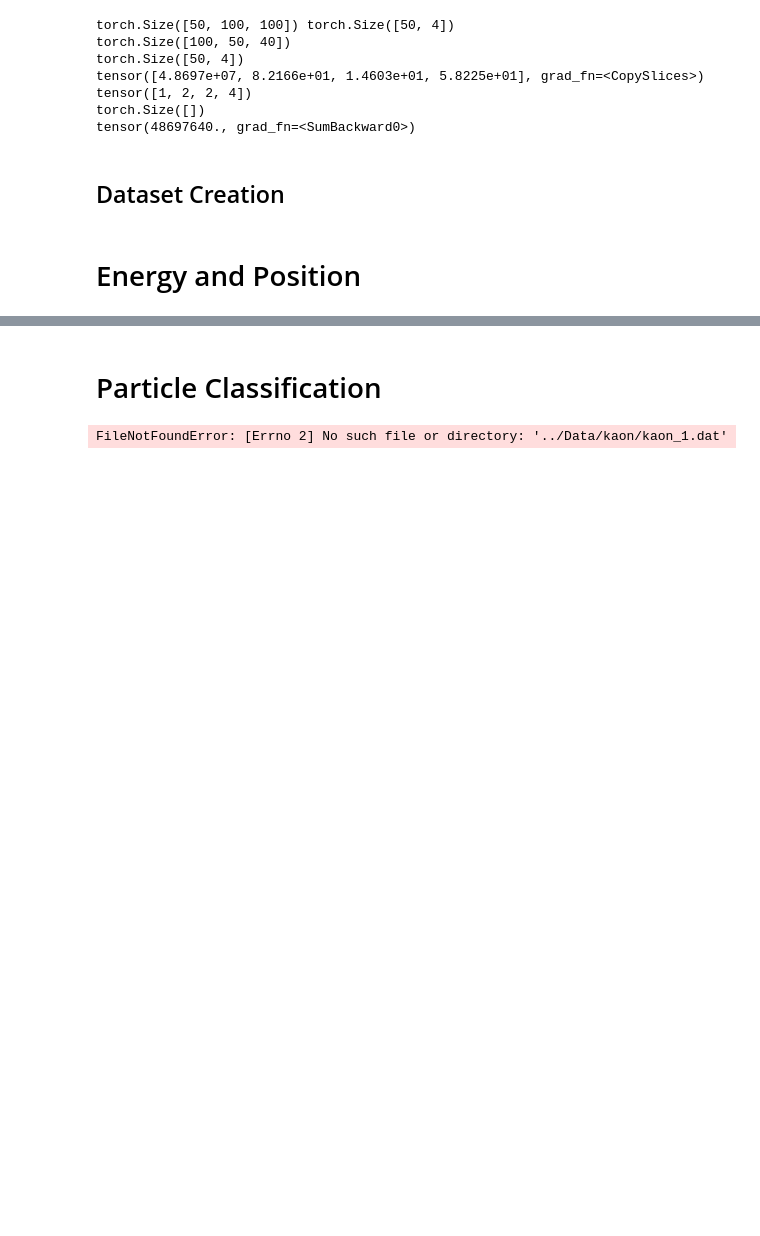
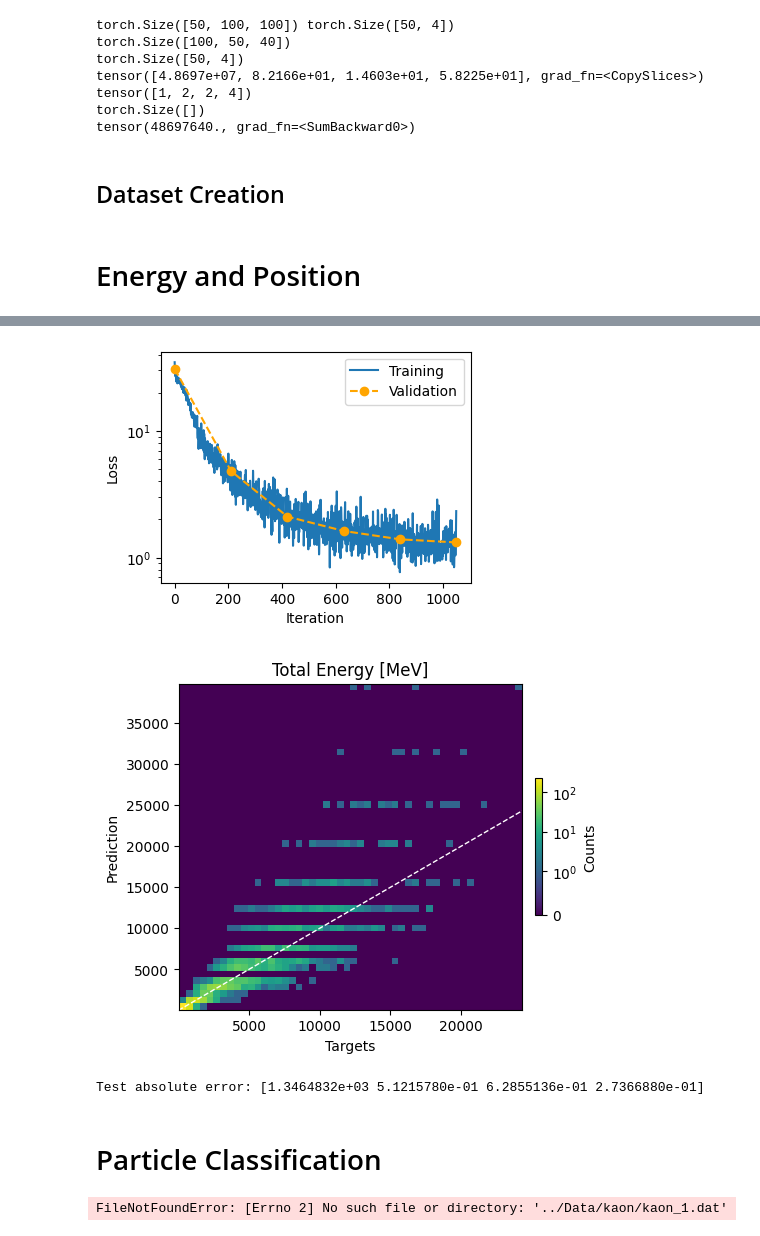
Before and after one commit to enlupi/SNN-Cal, a Jupyter notebook: SNN/SNN.ipynb, the cells around one changed output, grey strips where cells are left out. Saved outputs shown, nothing was run; the diff lists cells and outputs as text; code cells hidden in the pictures; blank space fills up the shorter version.

```diff
--- a/SNN/SNN.ipynb
+++ b/SNN/SNN.ipynb
@@ -768,0 +785,11 @@ Test relative error: [ 99.70814 250.75502 100.            inf]%
+# %%
+def antitransform(x):
+    a = x.clone()
+    a[:, 0] = torch.pow(10, a[:,0])
+    return a
+train_Epos_spk.predict.transform = antitransform
+train_Epos_spk.predict.relative = True
+
+train_Epos_spk.test("test")
+train_Epos_spk.show_results(nbins=50, logscale=True, linthresh=1, title="Total Energy [MeV]", select=[0])
+# %% [output]
@@ -769,3 +798,11 @@ Test relative error: [ 99.70814 250.75502 100.            inf]%
+[figure, added]
+[figure, added]
+# %%
+train_Epos_spk.predict.relative = False
+train_Epos_spk.test("test")
+print(f"Test absolute error: {train_Epos_spk.acc_hist['test'][train_Epos_spk.current_epoch]}")
+# %% [output]
+Test absolute error: [1.3464832e+03 5.1215780e-01 6.2855136e-01 2.7366880e-01]
 # %% [markdown]
 # Particle Classification
 # %%
```
Also changed, not shown: parts of 17 cells of this notebook.
